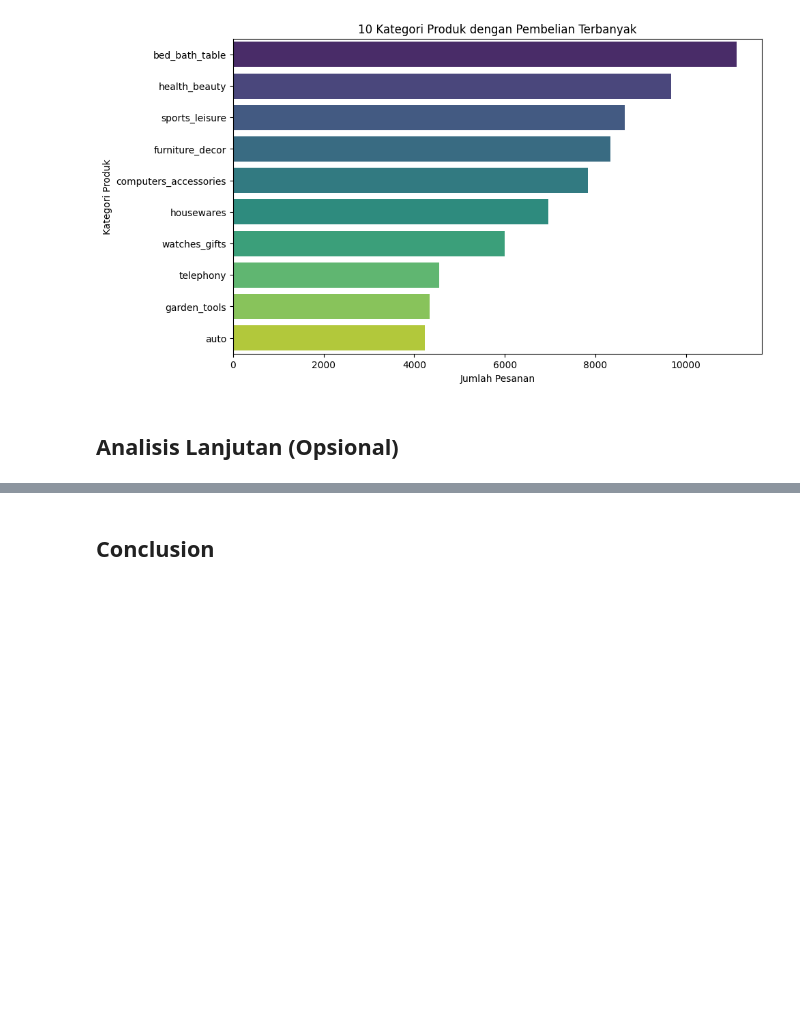
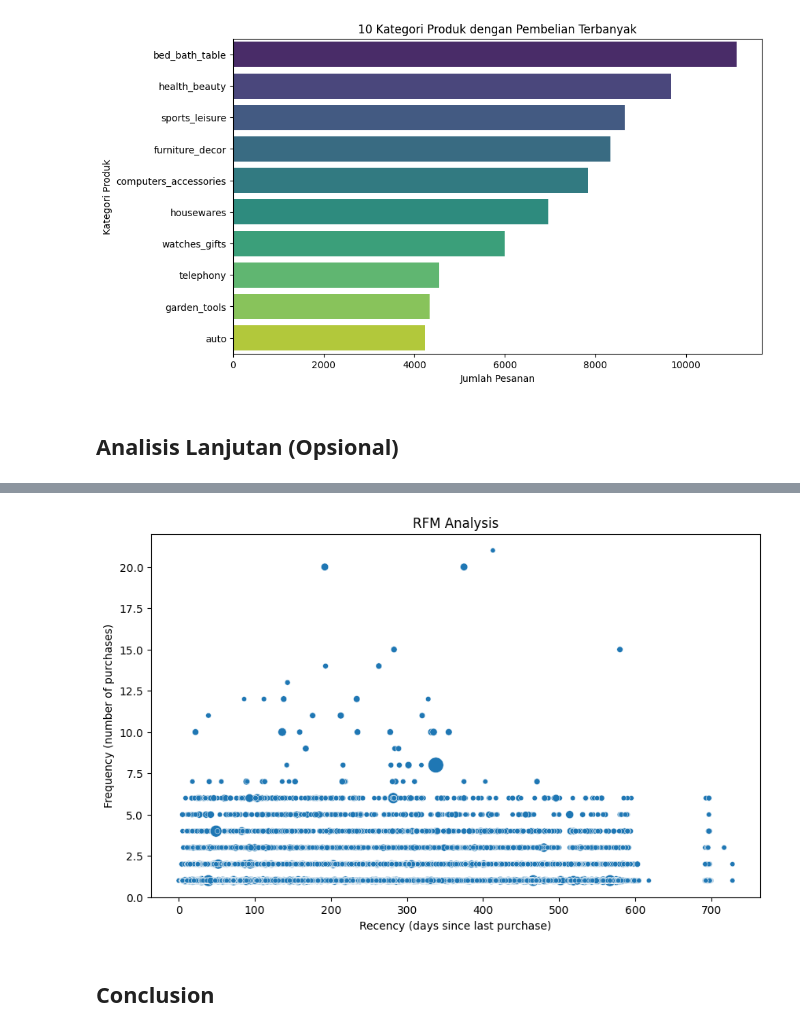
Before and after one commit to Willwilliamt/proyek_analisis_data, a Jupyter notebook: notebook.ipynb, the cells around one changed output, grey strips where cells are left out. Drawn from its saved outputs; the diff is of its cells as text; code cells hidden in the pictures; blank space fills up the shorter version.

```diff
--- a/notebook.ipynb
+++ b/notebook.ipynb
@@ -519,3 +979,27 @@ Passing `palette` without assigning `hue` is deprecated and will be removed in v
 [figure]
 # %% [markdown]
 ## Analisis Lanjutan (Opsional)
+# %%
+merged_data = pd.merge(orders, order_items, on='order_id')
+latest_date = pd.to_datetime(merged_data['order_purchase_timestamp']).max()
+merged_data['order_purchase_timestamp'] = pd.to_datetime(merged_data['order_purchase_timestamp'])
+rfm_data = merged_data.groupby('customer_id').agg({
+    'order_purchase_timestamp': lambda x: (latest_date - x.max()).days,
+    'order_id': 'count',
+    'price': 'sum'
+}).reset_index()
+
+rfm_data.columns = ['customer_id', 'Recency', 'Frequency', 'Monetary']
+
+st.title('RFM Analysis (Recency, Frequency, Monetary)')
+st.subheader('RFM Data')
+st.dataframe(rfm_data.head())
+
+fig, ax = plt.subplots(figsize=(10, 6))
+sns.scatterplot(data=rfm_data, x='Recency', y='Frequency', size='Monetary', sizes=(20, 200), ax=ax, legend=False)
+ax.set_title('RFM Analysis')
+ax.set_xlabel('Recency (days since last purchase)')
+ax.set_ylabel('Frequency (number of purchases)')
+st.pyplot(fig)
+plt.show()
+# %% [output]
@@ -522,3 +1015,4 @@ Passing `palette` without assigning `hue` is deprecated and will be removed in v
+[figure, added]
 # %% [markdown]
 ## Conclusion
 # %% [markdown]
```
Also changed, not shown: parts of 40 cells of this notebook, 2 other files.
